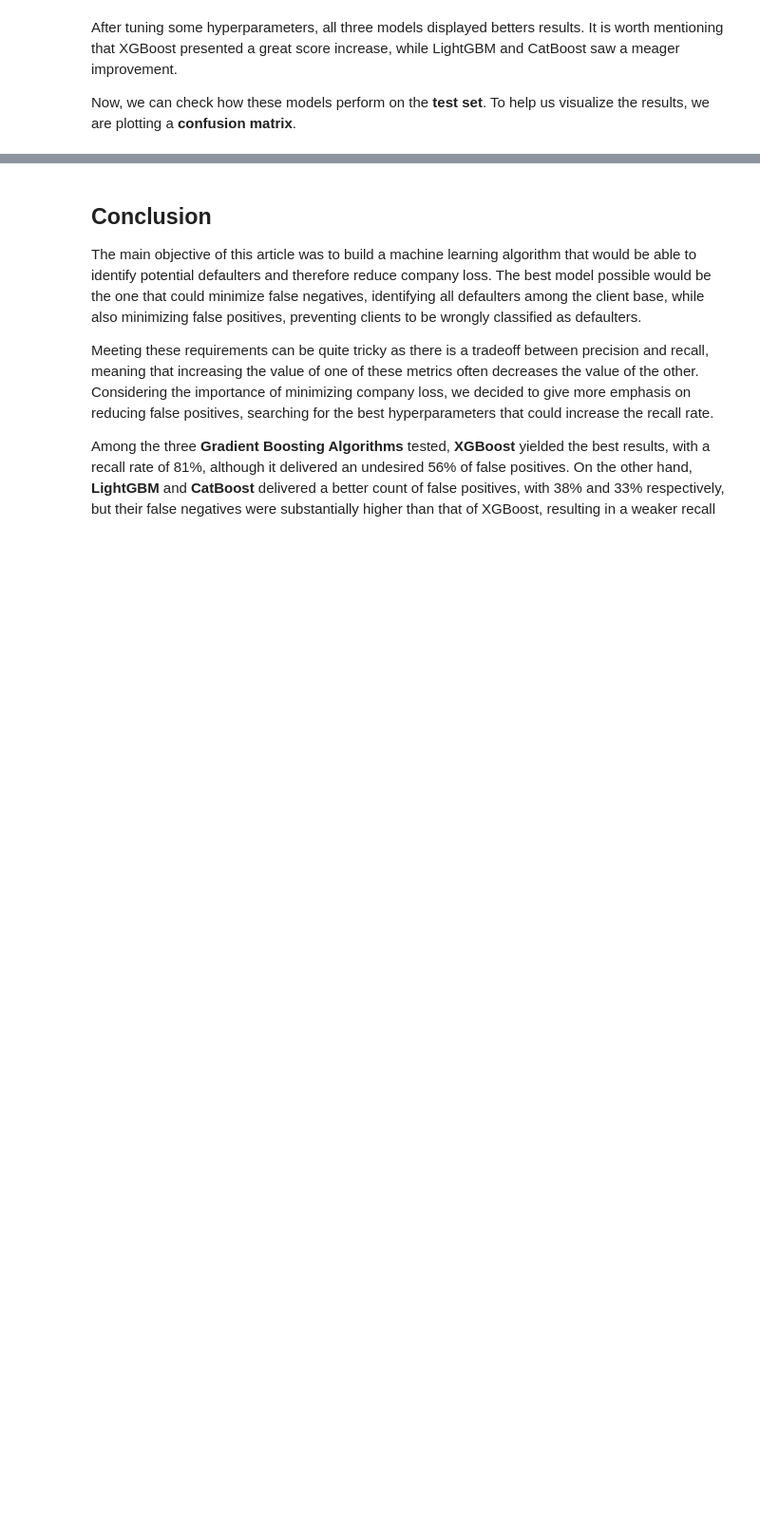
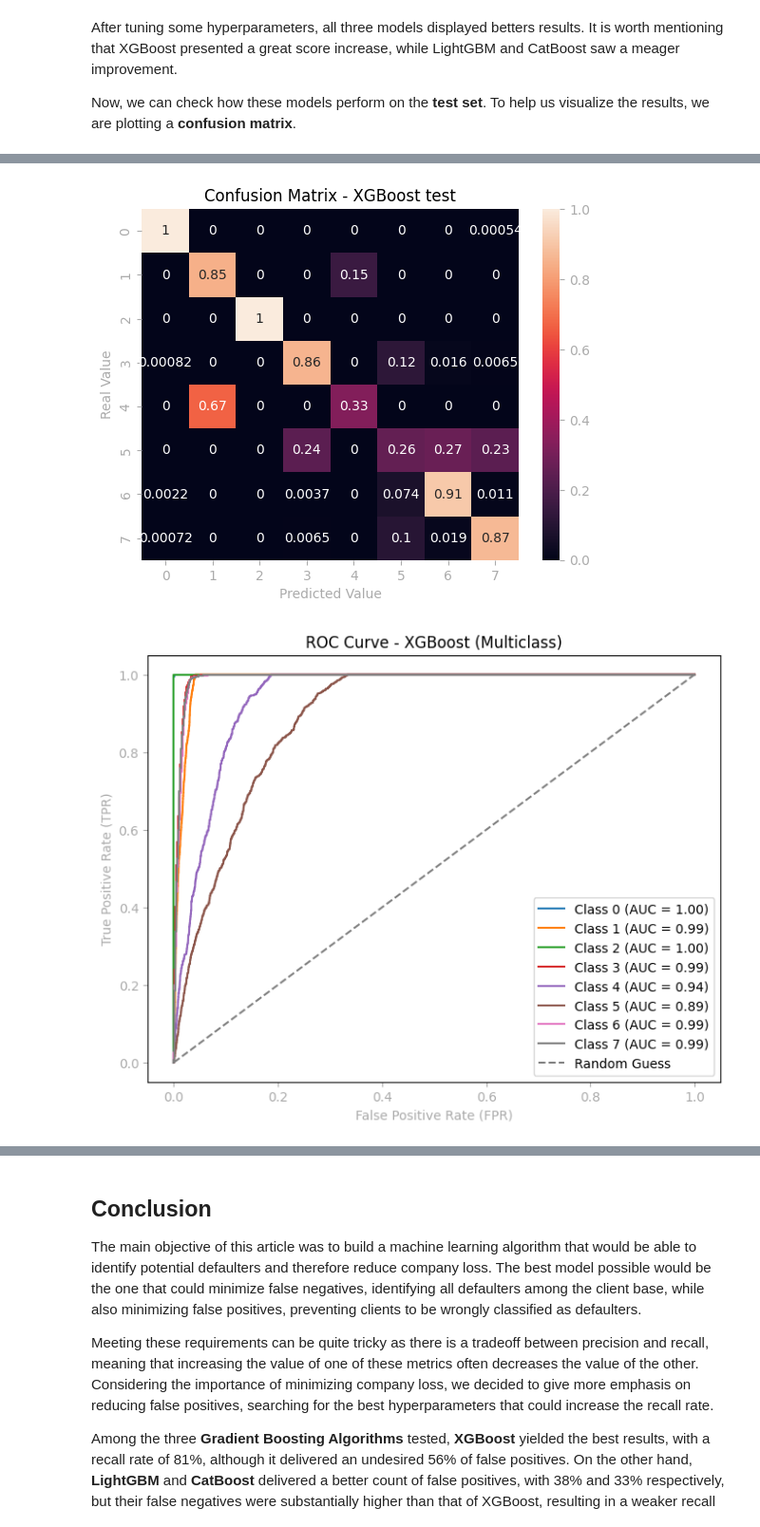
Before and after one commit to Thilanka1999/RiskModels, a Jupyter notebook: BrasilOne/Credit_Risk_Analysis.ipynb, the cells around one changed output, grey strips where cells are left out. Shown at 95% size. Cells and saved outputs as stored; diff of their text form; code cells hidden in the pictures; blank space fills up the shorter version.

```diff
--- a/BrasilOne/Credit_Risk_Analysis.ipynb
+++ b/BrasilOne/Credit_Risk_Analysis.ipynb
@@ -874,3 +869,75 @@ param_grid = {
 After tuning some hyperparameters, all three models displayed betters results. It is worth mentioning that XGBoost presented a great score increase, while LightGBM and CatBoost saw a meager improvement.
 
 Now, we can check how these models perform on the **test set**. To help us visualize the results, we are plotting a **confusion matrix**.
+# %%
+# final XGBoost model
+xgb = XGBClassifier(
+    max_depth=8,
+    learning_rate=0.05,
+    n_estimators=200,
+    gamma=1,
+    min_child_weight=5,
+    # subsample=0.8,
+    # colsample_bytree=0.8,
+    # reg_lambda=1,
+    # reg_alpha=0.1
+    objective='multi:softmax',
+)
+
+xgb.fit(X_train_rus, y_train_rus)
+# prediction
+scaler = MinMaxScaler().fit(X_test)
+X_test_xgb = scaler.transform(X_test)
+y_pred_xgb = xgb.predict(X_test_xgb)
+
+# classification report
+print(classification_report(y_test, y_pred_xgb))
+
+# confusion matrix
+fig, ax = plt.subplots()
+sns.heatmap(confusion_matrix(y_test, y_pred_xgb, normalize='true'), annot=True, ax=ax)
+ax.set_title('Confusion Matrix - XGBoost test')
+ax.set_xlabel('Predicted Value')
+ax.set_ylabel('Real Value')
+
+plt.show()
+
+
+# auc_score = roc_auc_score(y_test, y_pred_xgb, multi_class='ovr')
+# print("AUC Score:", auc_score)
+
+
+from sklearn.preprocessing import label_binarize
+y_pred_xgb = xgb.predict_proba(X_test_xgb)
+n_classes = len(np.unique(y_test))
+y_test_binarized = label_binarize(y_test, classes=np.arange(n_classes))
+
+
+if y_pred_xgb.shape != (y_test_binarized.shape[0], n_classes):
+    print("Shape of y_test_binarized:", y_test_binarized.shape)
+    print("Shape of y_pred_xgb:", y_pred_xgb.shape)
+    raise ValueError("Shape mismatch: y_pred_xgb must have shape (n_samples, n_classes).  Did you use predict_proba?")
+    # Or, if you want to handle the mismatch more gracefully:
+    # print("Warning: Shape mismatch. Check your model's predict_proba output.")
+    # return
+
+# Plot ROC curve for each class
+fpr = dict()
+tpr = dict()
+roc_auc = dict()
+for i in range(n_classes):
+    fpr[i], tpr[i], _ = roc_curve(y_test_binarized[:, i], y_pred_xgb[:, i])
+    roc_auc[i] = roc_auc_score(y_test_binarized[:, i], y_pred_xgb[:, i])
+
+# Plot ROC curves
+plt.figure(figsize=(8, 6))
+for i in range(n_classes):
+    plt.plot(fpr[i], tpr[i], label=f'Class {i} (AUC = {roc_auc[i]:.2f})')
+
+plt.plot([0, 1], [0, 1], linestyle='--', color='gray', label='Random Guess')
+plt.xlabel('False Positive Rate (FPR)')
+plt.ylabel('True Positive Rate (TPR)')
+plt.title('ROC Curve - XGBoost (Multiclass)')
+plt.legend()
+plt.show()
+# %% [output]
@@ -877 +958,3 @@ Now, we can check how these models perform on the **test set**. To help us visua
+[figure, added]
+[figure, added]
 # %%
```
Also changed, not shown: parts of 14 cells of this notebook.
